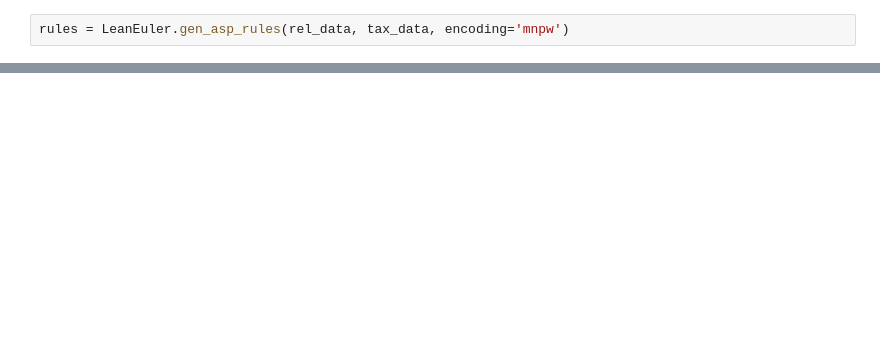
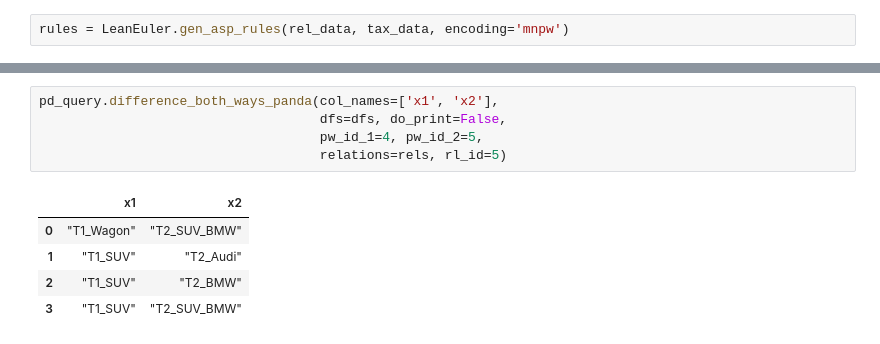
Before and after one commit to idaks/LeanEuler, a Jupyter notebook: lean_euler.ipynb, the cells around one changed output, grey strips where cells are left out. Saved outputs shown, nothing was run; the diff lists cells and outputs as text; blank space fills up the shorter version.

```diff
--- a/lean_euler.ipynb
+++ b/lean_euler.ipynb
@@ -122,0 +160,11 @@ draw(G, show='ipynb')
+# %%
+pd_query.difference_both_ways_panda(col_names=['x1', 'x2'],
+                                    dfs=dfs, do_print=False,
+                                    pw_id_1=4, pw_id_2=5,
+                                    relations=rels, rl_id=5)
+# %% [output]
+|  | x1 | x2 |
+| 0 | "T1_Wagon" | "T2_SUV_BMW" |
+| 1 | "T1_SUV" | "T2_Audi" |
+| 2 | "T1_SUV" | "T2_BMW" |
+| 3 | "T1_SUV" | "T2_SUV_BMW" |
```
Also changed, not shown: parts of 23 cells of this notebook, 5 other files.
